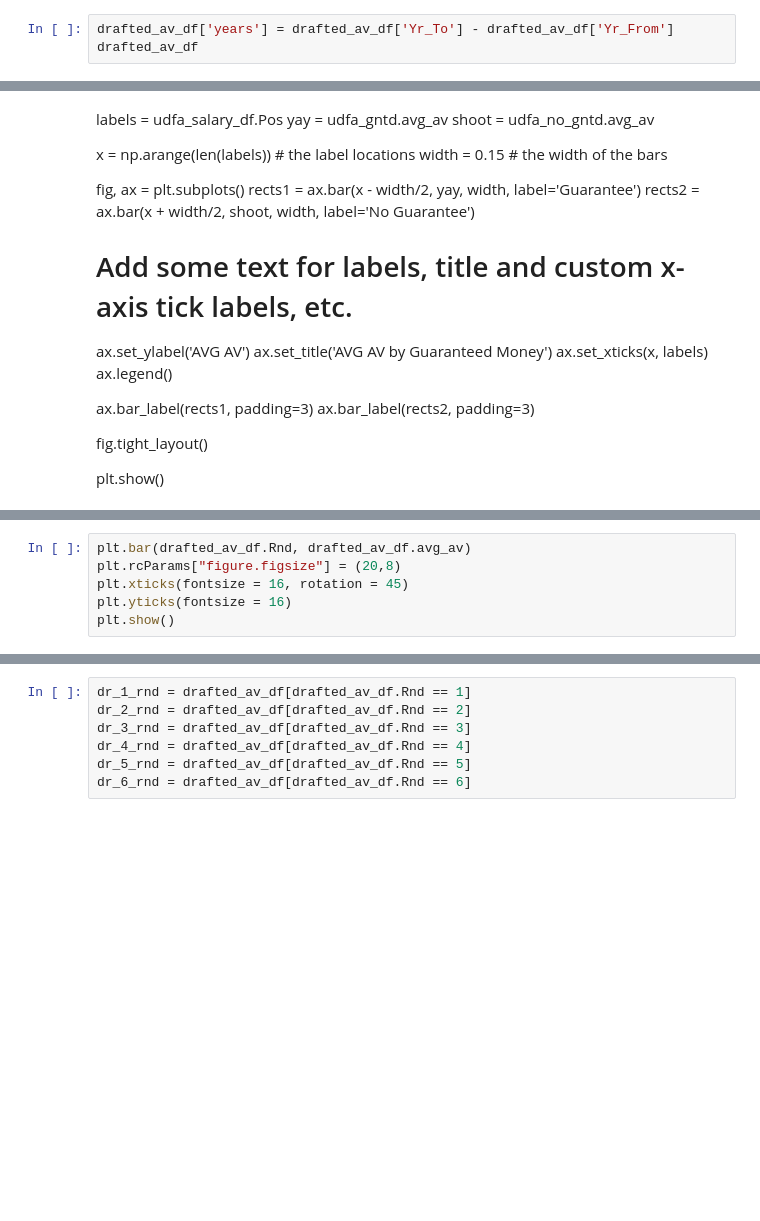
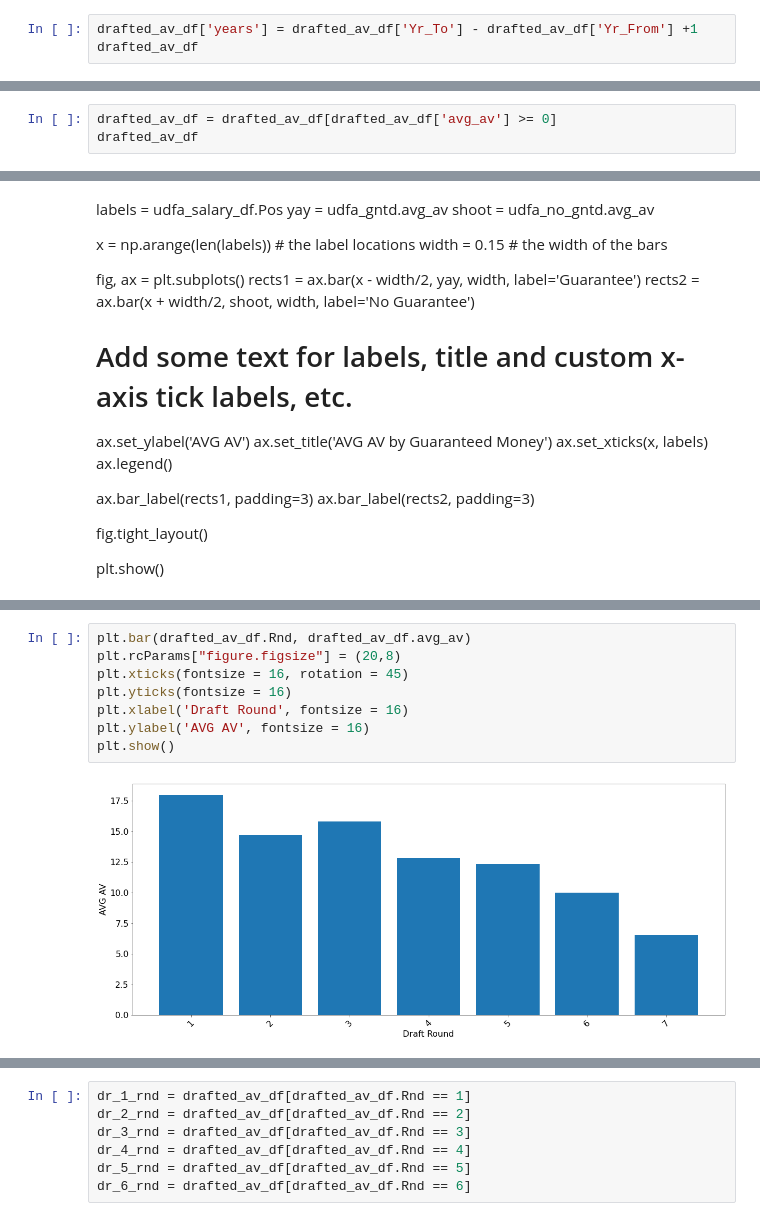
Before and after one commit to ABscott94/NFL-Draft-Value-Analysis, a Jupyter notebook: notebooks/player_av.ipynb, the cells around one changed output, grey strips where cells are left out. Saved outputs shown, nothing was run; the diff lists cells and outputs as text; blank space fills up the shorter version.

```diff
--- a/notebooks/player_av.ipynb
+++ b/notebooks/player_av.ipynb
@@ -169,3 +712,3 @@ drafted_av_df
 # %%
-drafted_av_df['years'] = drafted_av_df['Yr_To'] - drafted_av_df['Yr_From']
+drafted_av_df['years'] = drafted_av_df['Yr_To'] - drafted_av_df['Yr_From'] +1
 drafted_av_df
@@ -177,0 +763,3 @@ drafted_av_df
+# %%
+drafted_av_df = drafted_av_df[drafted_av_df['avg_av'] >= 0]
+drafted_av_df
@@ -365,7 +1182,11 @@ plt.show()
 # %%
 plt.bar(drafted_av_df.Rnd, drafted_av_df.avg_av)
 plt.rcParams["figure.figsize"] = (20,8)
 plt.xticks(fontsize = 16, rotation = 45)
 plt.yticks(fontsize = 16)
+plt.xlabel('Draft Round', fontsize = 16)
+plt.ylabel('AVG AV', fontsize = 16)
 plt.show()
+# %% [output]
+[figure, added]
 # %%
```
Also changed, not shown: parts of 88 cells of this notebook.
